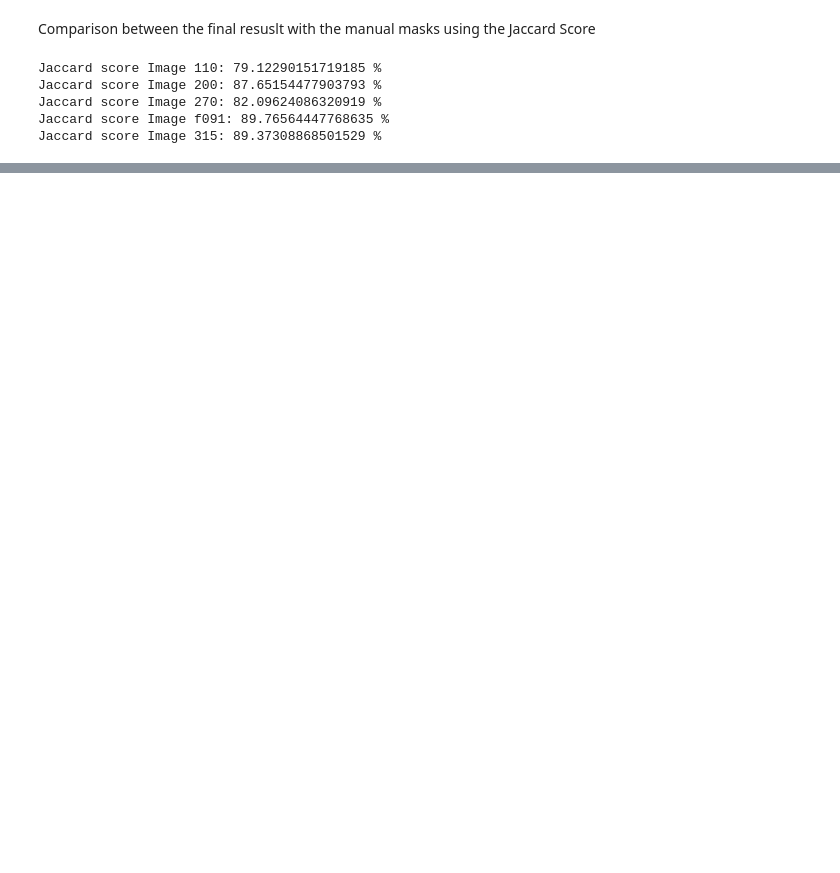
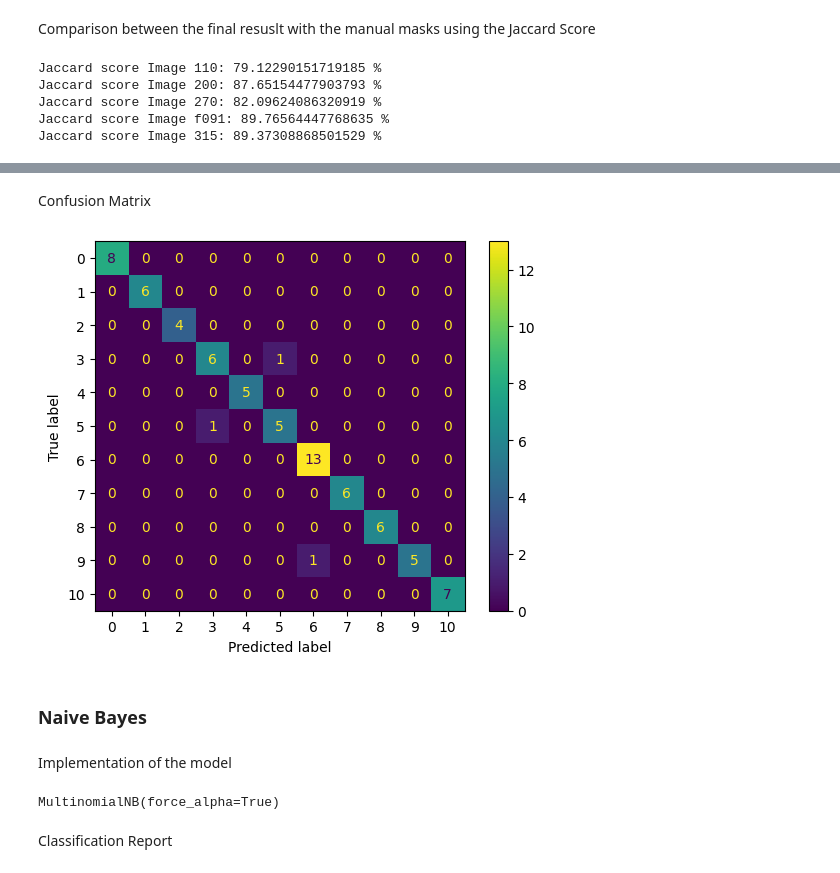
Before and after one commit to anamarigarzon/Predictive_and_Proactive_Maintenance_in_Power_Systems, a Jupyter notebook: Indoor-Power-Systems/IR_image_analysis_Motor.ipynb, the cells around one changed output, grey strips where cells are left out. Cells and saved outputs as stored; diff of their text form; code cells hidden in the pictures; blank space fills up the shorter version.

```diff
--- a/Indoor-Power-Systems/IR_image_analysis_Motor.ipynb
+++ b/Indoor-Power-Systems/IR_image_analysis_Motor.ipynb
@@ -793,0 +1017,2 @@ Jaccard score Image 315: 89.37308868501529 %
+# %%
+y_pred_rf = rf_clf.predict(X_test)
@@ -793,0 +1041,19 @@ Jaccard score Image 315: 89.37308868501529 %
+# %% [markdown]
+Confusion Matrix
+# %%
+c_matrix_rf = confusion_matrix(y_test, y_pred_rf)
+disp = ConfusionMatrixDisplay(confusion_matrix=c_matrix_rf)
+disp.plot()
+plt.show()
+# %% [output]
+[figure, added]
+# %% [markdown]
+### Naive Bayes
+# %% [markdown]
+Implementation of the model
+# %%
+from sklearn.naive_bayes import MultinomialNB
+nb_clf = MultinomialNB(force_alpha=True)
+nb_clf.fit(X_train, y_train)
+# %% [output]
+MultinomialNB(force_alpha=True)
@@ -793,0 +1062,2 @@ Jaccard score Image 315: 89.37308868501529 %
+# %% [markdown]
+Classification Report
```
Also changed, not shown: parts of 106 cells of this notebook.
